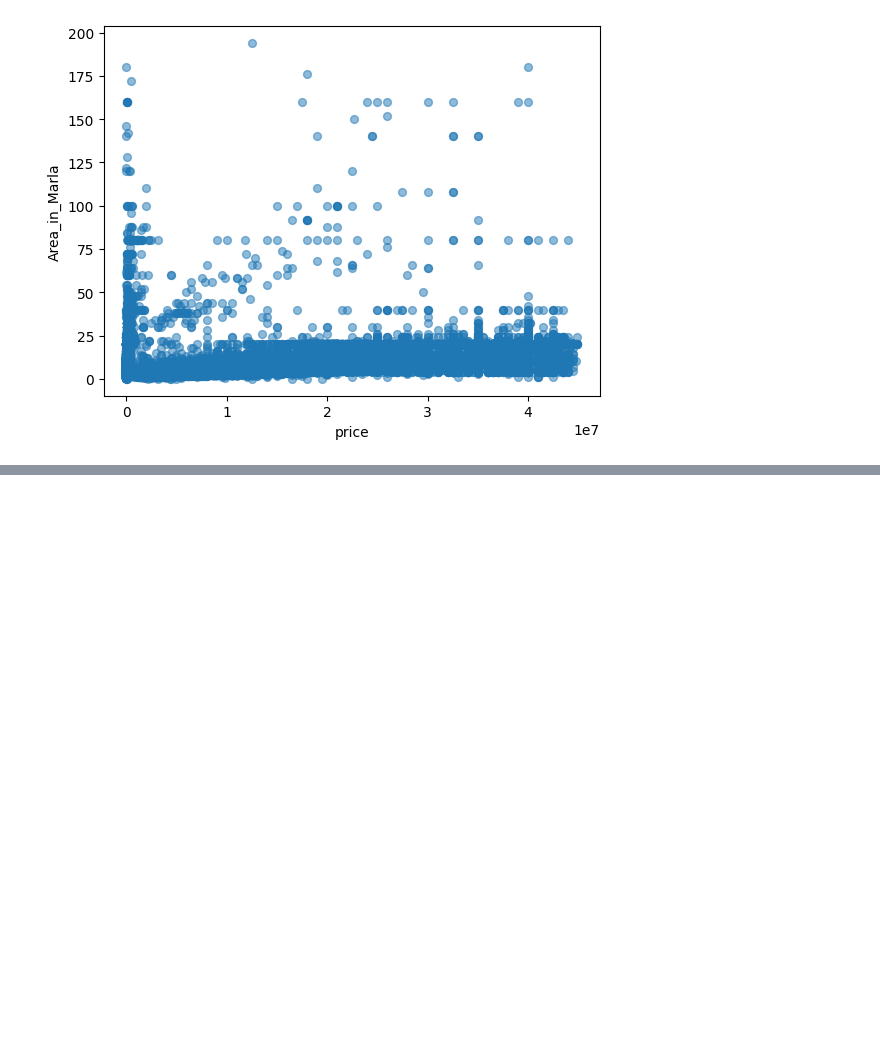
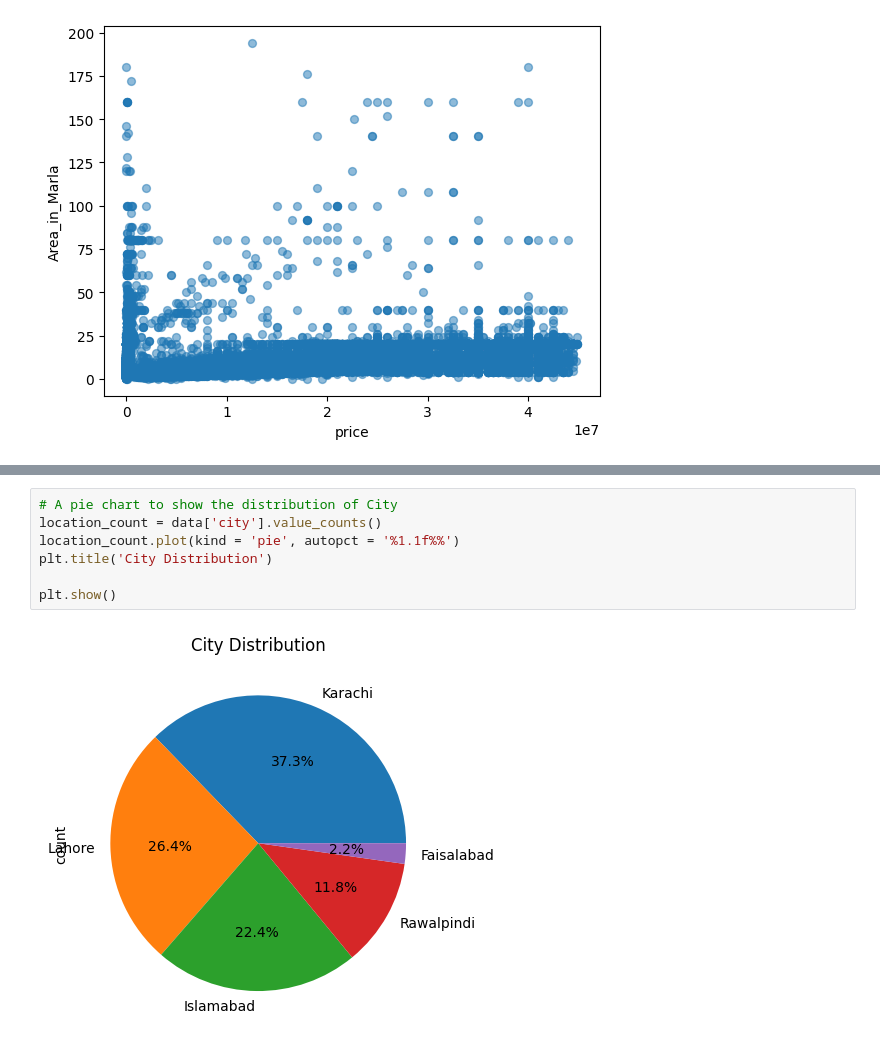
Before and after one commit to MustafaAhsanKhan/DEP-ML, a Jupyter notebook: house-price-prediction/House-prices-in-Pakistan.ipynb, the cells around one changed output, grey strips where cells are left out. Drawn from its saved outputs; the diff is of its cells as text; blank space fills up the shorter version.

```diff
--- a/house-price-prediction/House-prices-in-Pakistan.ipynb
+++ b/house-price-prediction/House-prices-in-Pakistan.ipynb
@@ -112,0 +115,9 @@ plt.show()
+# %%
+# A pie chart to show the distribution of City
+location_count = data['city'].value_counts()
+location_count.plot(kind = 'pie', autopct = '%1.1f%%')
+plt.title('City Distribution')
+
+plt.show()
+# %% [output]
+[figure, added]
```
Also changed, not shown: parts of 3 cells of this notebook.
